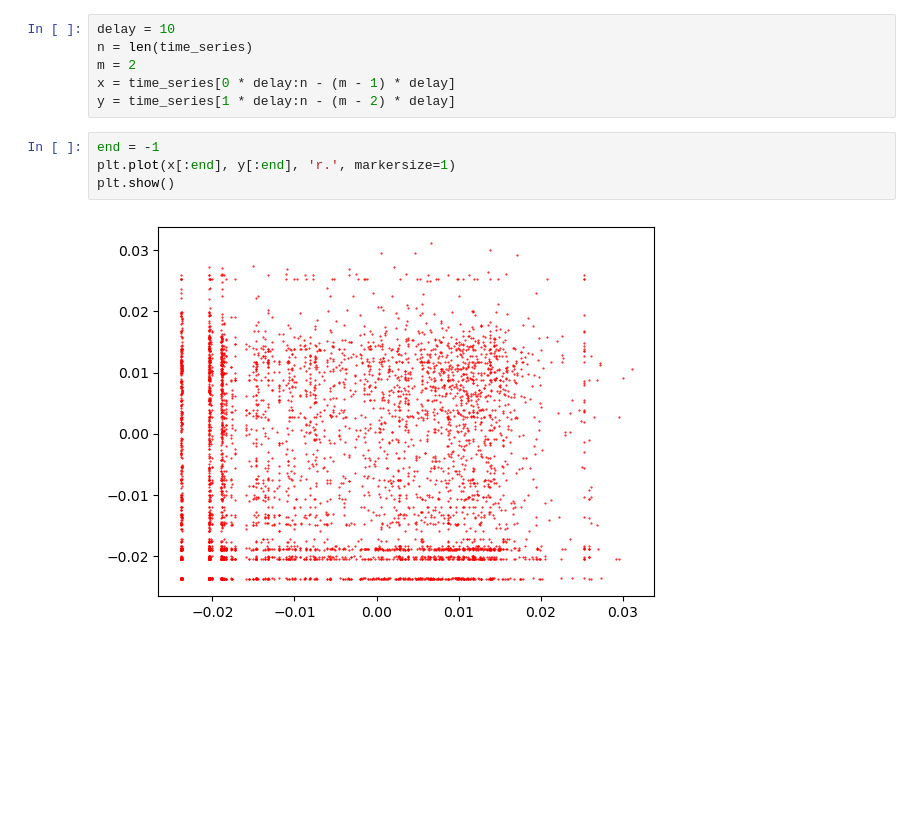
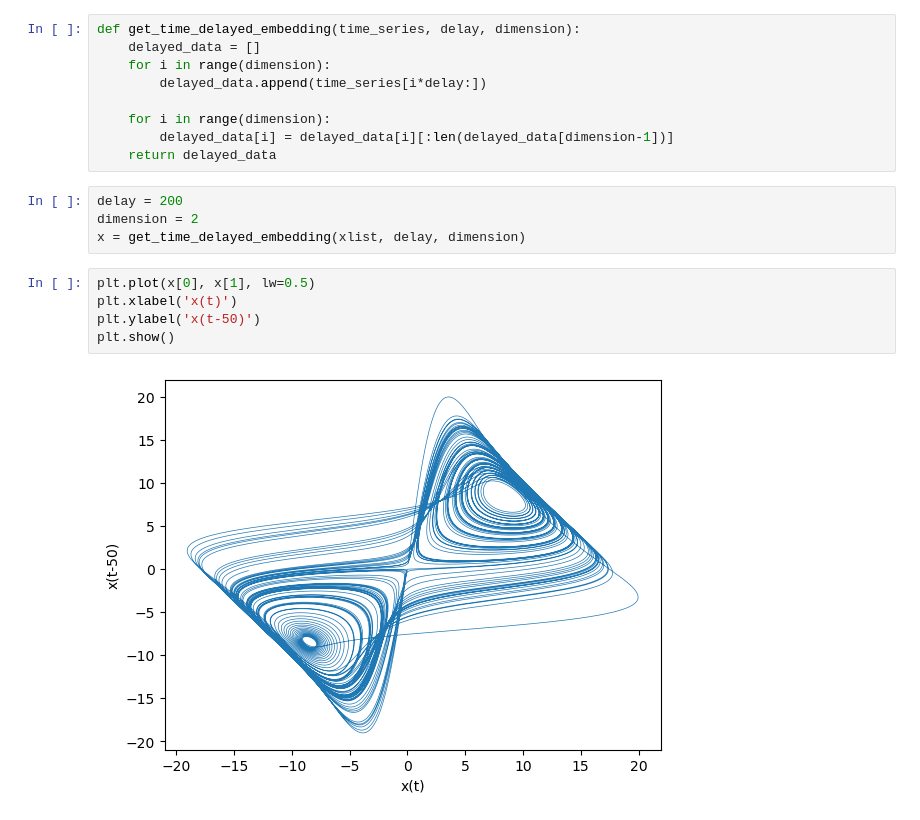
Before and after one commit to ritams/LLM-as-Dynamical-System, a Jupyter notebook: test.ipynb, the cells around one changed output. Drawn from its saved outputs; the diff is of its cells as text; blank space fills up the shorter version.

```diff
--- a/test.ipynb
+++ b/test.ipynb
@@ -53,12 +44,20 @@ plt.show()
-# %%
-delay = 10
-n = len(time_series)
-m = 2
-x = time_series[0 * delay:n - (m - 1) * delay]
-y = time_series[1 * delay:n - (m - 2) * delay]
-# %%
-end = -1
-plt.plot(x[:end], y[:end], 'r.', markersize=1)
-plt.show()
-# %% [output]
-[figure, removed]
+# %%
+def get_time_delayed_embedding(time_series, delay, dimension):
+    delayed_data = []
+    for i in range(dimension):
+        delayed_data.append(time_series[i*delay:])
+
+    for i in range(dimension):
+        delayed_data[i] = delayed_data[i][:len(delayed_data[dimension-1])]
+    return delayed_data
+# %%
+delay = 200
+dimension = 2
+x = get_time_delayed_embedding(xlist, delay, dimension)
+# %%
+plt.plot(x[0], x[1], lw=0.5)
+plt.xlabel('x(t)')
+plt.ylabel('x(t-50)')
+plt.show()
+# %% [output]
+[figure, added]
```
Also changed, not shown: parts of 13 cells of this notebook, 1 other file.
